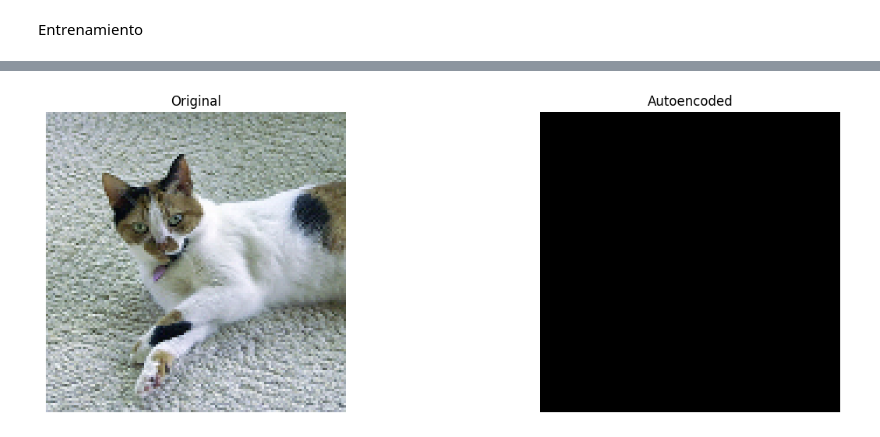
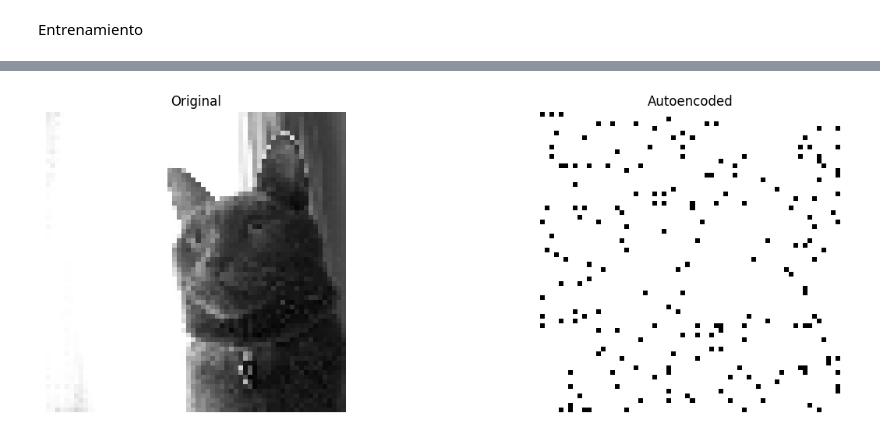
Before and after one commit to AlvaroMonteroB/Deep_Learning, a Jupyter notebook: Temas Selectos/P2/AUTOENCODER/Image_autoencoder/main.ipynb, the cells around one changed output, grey strips where cells are left out. Cells and saved outputs as stored; diff of their text form; code cells hidden in the pictures.

```diff
--- a/Temas Selectos/P2/AUTOENCODER/Image_autoencoder/main.ipynb
+++ b/Temas Selectos/P2/AUTOENCODER/Image_autoencoder/main.ipynb
@@ -189,3 +232,28 @@ Autoencoder.compile(optimizer='Adam',loss='binary_crossentropy',metrics=['mse','
+# %%
+latent_dim = 256
+
+class Autoencoder(tf.keras.models.Model):
+  def __init__(self, latent_dim):
+    super(Autoencoder, self).__init__()
+    self.latent_dim = latent_dim
+    self.encoder = tf.keras.Sequential([
+      tf.keras.layers.Flatten(),
+      tf.keras.layers.Dense(latent_dim, activation='relu'),
+    ])
+    self.decoder = tf.keras.Sequential([
+      tf.keras.layers.Dense(64*64, activation='sigmoid'),
+      tf.keras.layers.Reshape((64, 64))
+    ])
+
+  def call(self, x):
+    encoded = self.encoder(x)
+    decoded = self.decoder(encoded)
+    return decoded
+
+#autoencoder = Autoencoder(latent_dim)
+
+
+autoencoder.compile(optimizer='adam',loss=tf.keras.losses.MeanSquaredError(),metrics=['mse','accuracy'])
 # %% [markdown]
 Entrenamiento
 # %%
@@ -262,0 +328,8 @@ ValueError: Arguments `target` and `output` must have the same shape. Received:
+# %%
+(x_train, _), (x_test, _) = tf.keras.datasets.fashion_mnist.load_data()
+
+x_train = x_train.astype('float32') / 255.
+x_test = x_test.astype('float32') / 255.
+
+
+History= autoencoder.fit(X_train,X_train,epochs=100,shuffle=True,validation_data=(X_test,X_test))
@@ -263,4 +374,4 @@ ValueError: Arguments `target` and `output` must have the same shape. Received:
 # %%
 print(X_test[1].shape)
-val=Autoencoder.predict(X_train)
+val=autoencoder.predict(X_train)
 # %% [output]
@@ -270,4 +380,5 @@ Error:
-# %%
-show_loaded_images((X_train[100],val[100]),['Original','Autoencoded'])
-# %% [output]
-[figure, removed]
+# %%
+index=int(np.random.uniform(0,6000))
+show_loaded_images((X_train[index],val[index]),['Original','Autoencoded'])
+# %% [output]
+[figure, added]
```
Also changed, not shown: parts of 21 cells of this notebook.
